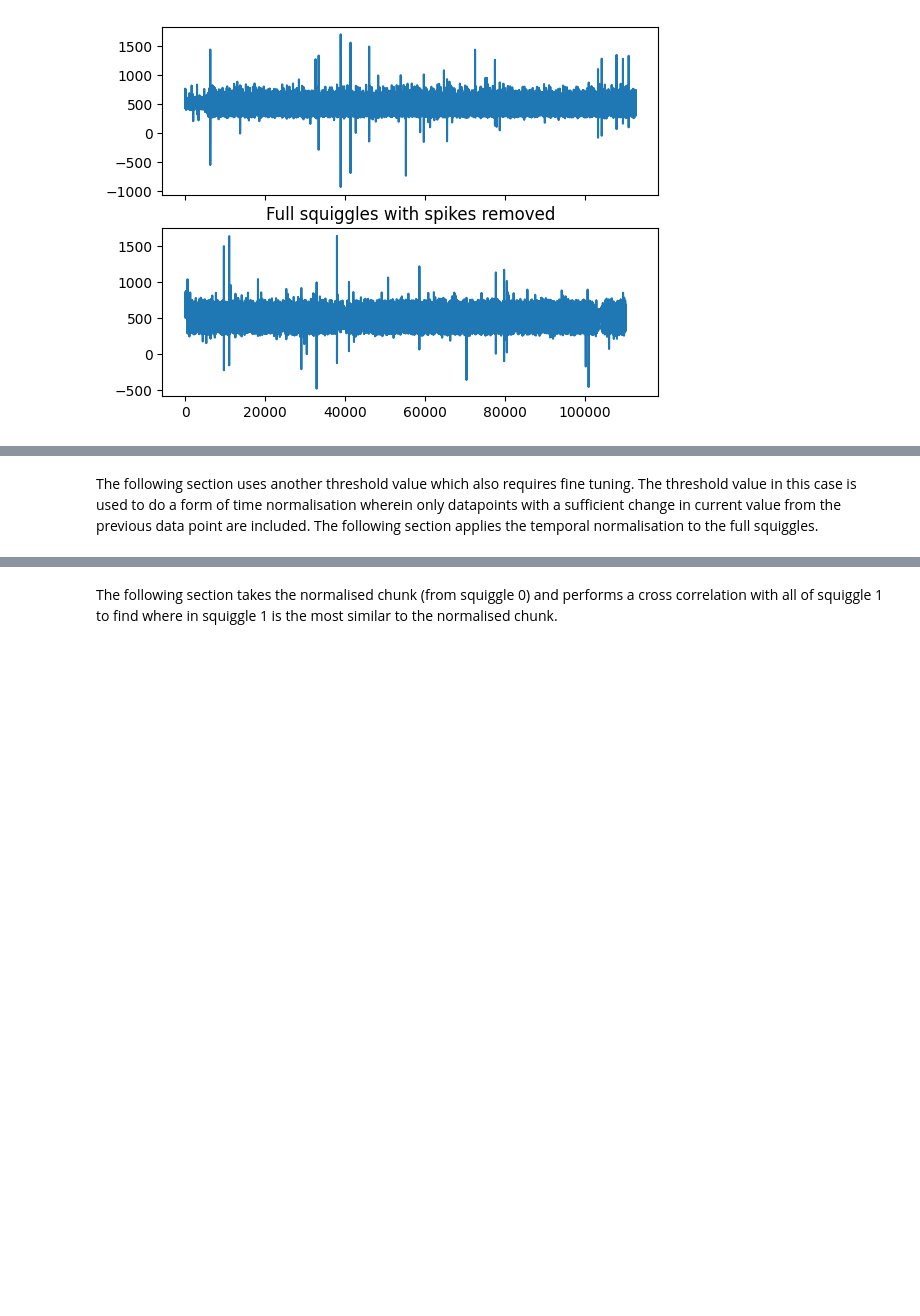
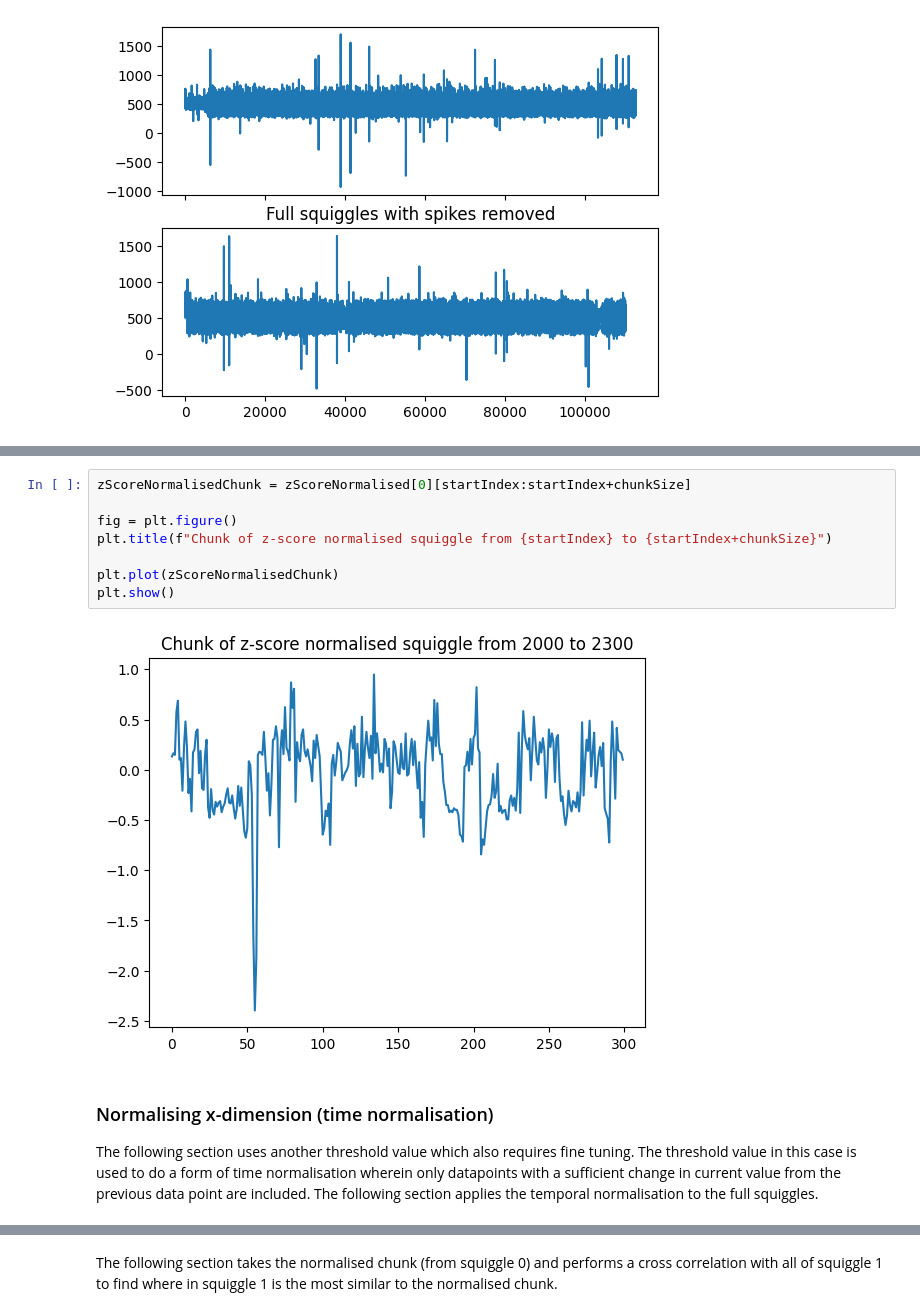
Before and after one commit to p-kirb/SquiggleProject, a Jupyter notebook: inspecting_similar/TestSimilarNotebook.ipynb, the cells around one changed output, grey strips where cells are left out. Drawn from its saved outputs; the diff is of its cells as text; blank space fills up the shorter version.

```diff
--- a/inspecting_similar/TestSimilarNotebook.ipynb
+++ b/inspecting_similar/TestSimilarNotebook.ipynb
@@ -87,3 +119,15 @@ plt.show()
+# %%
+zScoreNormalisedChunk = zScoreNormalised[0][startIndex:startIndex+chunkSize]
+
+fig = plt.figure()
+plt.title(f"Chunk of z-score normalised squiggle from {startIndex} to {startIndex+chunkSize}")
+
+plt.plot(zScoreNormalisedChunk)
+plt.show()
+# %% [output]
+[figure, added]
 # %% [markdown]
+### Normalising x-dimension (time normalisation)
+
 The following section uses another threshold value which also requires fine tuning. The threshold value in this case is used to do a form of time normalisation wherein only datapoints with a sufficient change in current value from the previous data point are included. The following section applies the temporal normalisation to the full squiggles.
 # %%
```
Also changed, not shown: parts of 13 cells of this notebook, 2 other files.
